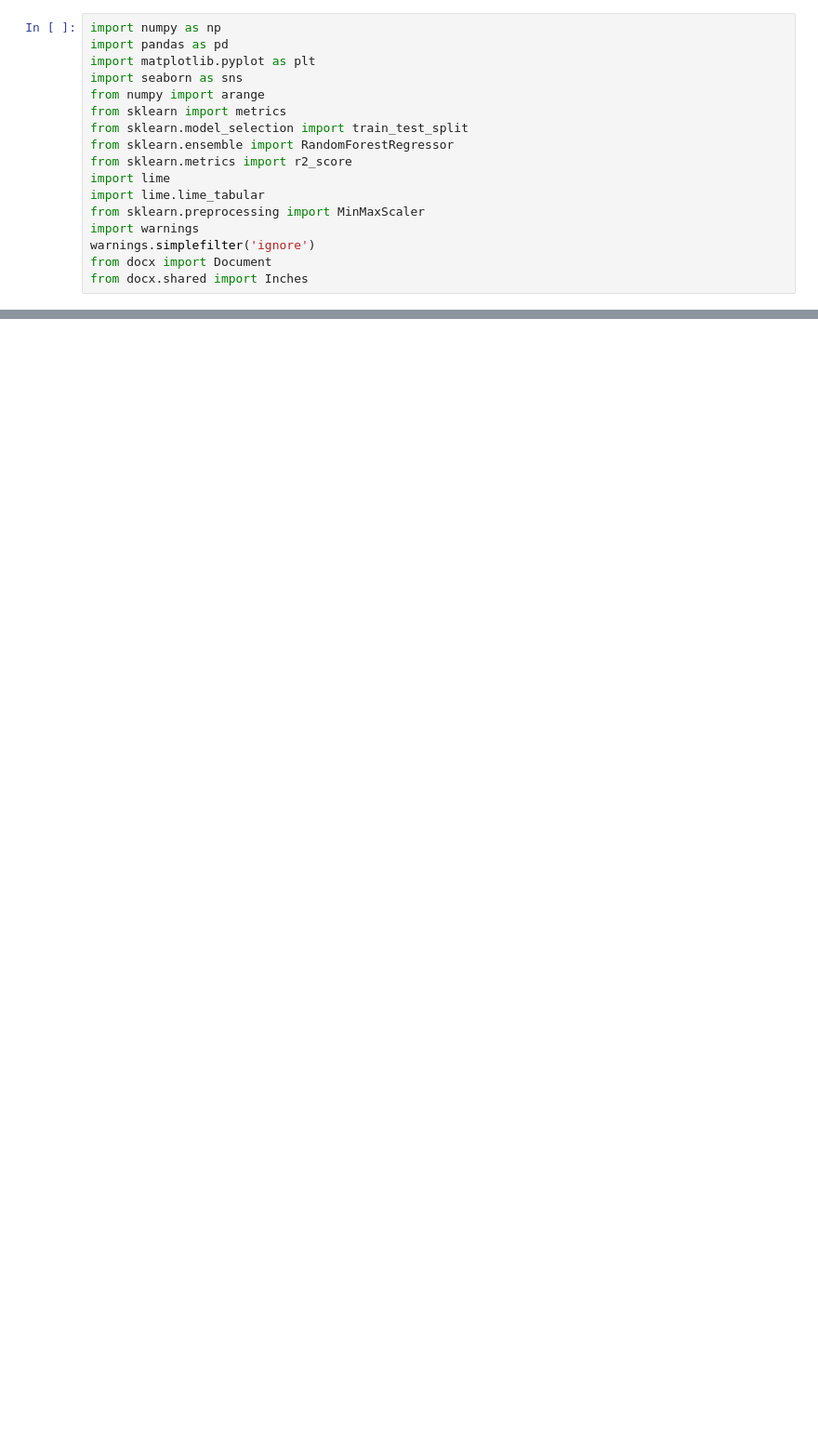
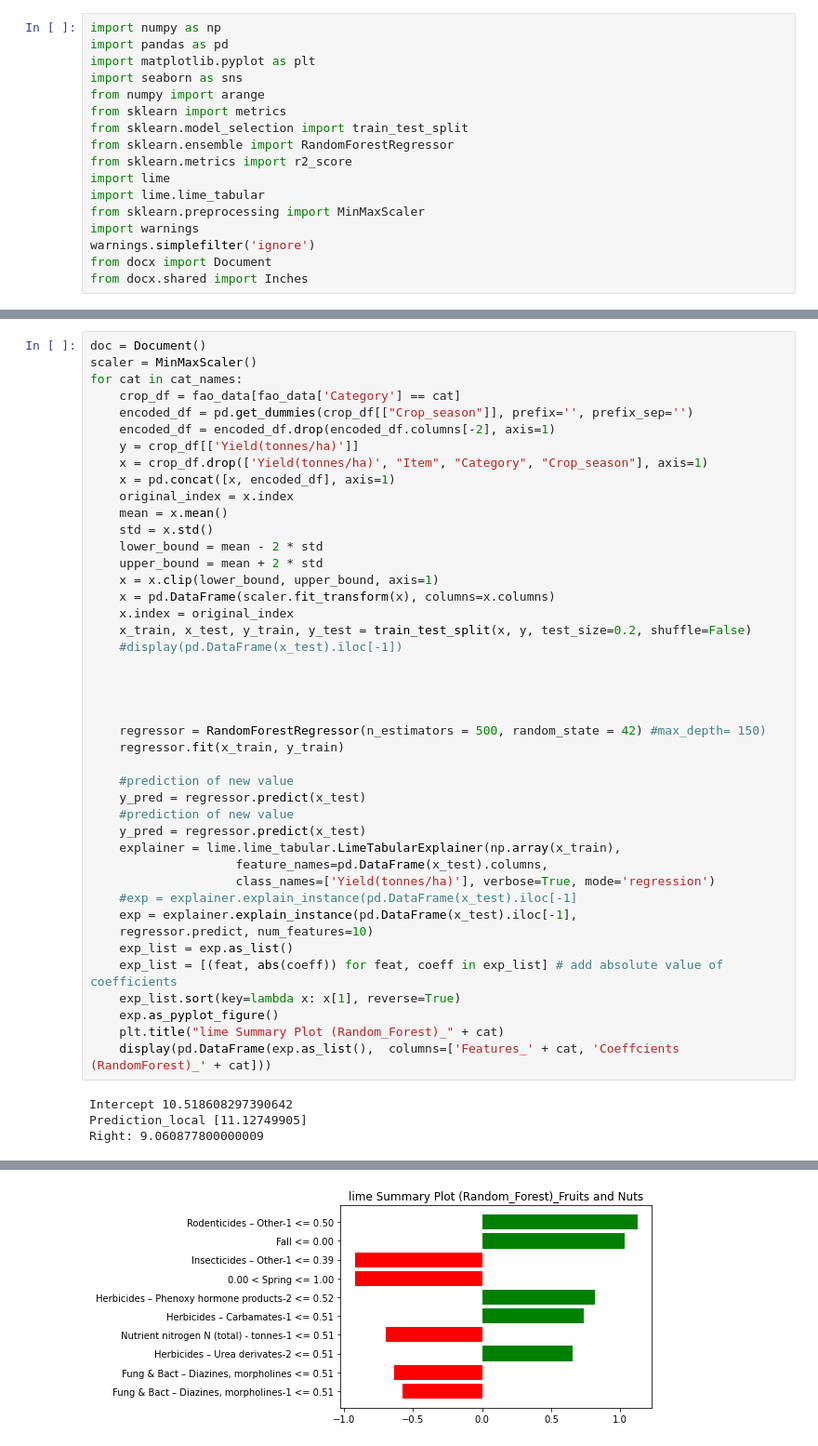
Before and after one commit to Kalebalemayehu/Kaleb-Bsc-thesis, a Jupyter notebook: Crop yield and agricultural practices/models/lime_randomforest.ipynb, the cells around one changed output, grey strips where cells are left out. Shown at 93% size. Saved outputs shown, nothing was run; the diff lists cells and outputs as text; blank space fills up the shorter version.

```diff
--- a/Crop yield and agricultural practices/models/lime_randomforest.ipynb
+++ b/Crop yield and agricultural practices/models/lime_randomforest.ipynb
@@ -40,0 +42,47 @@ array(['Fruits and Nuts', 'Vegetables and Legumes', 'Cereals',
+# %%
+doc = Document()
+scaler = MinMaxScaler()
+for cat in cat_names:
+    crop_df = fao_data[fao_data['Category'] == cat]
+    encoded_df = pd.get_dummies(crop_df[["Crop_season"]], prefix='', prefix_sep='')
+    encoded_df = encoded_df.drop(encoded_df.columns[-2], axis=1)
+    y = crop_df[['Yield(tonnes/ha)']]
+    x = crop_df.drop(['Yield(tonnes/ha)', "Item", "Category", "Crop_season"], axis=1)
+    x = pd.concat([x, encoded_df], axis=1)
+    original_index = x.index
+    mean = x.mean()
+    std = x.std()
+    lower_bound = mean - 2 * std
+    upper_bound = mean + 2 * std
+    x = x.clip(lower_bound, upper_bound, axis=1)
+    x = pd.DataFrame(scaler.fit_transform(x), columns=x.columns)
+    x.index = original_index
+    x_train, x_test, y_train, y_test = train_test_split(x, y, test_size=0.2, shuffle=False)
+    #display(pd.DataFrame(x_test).iloc[-1])
+
+
+
+
+    regressor = RandomForestRegressor(n_estimators = 500, random_state = 42) #max_depth= 150)
+    regressor.fit(x_train, y_train)
+
+    #prediction of new value
+    y_pred = regressor.predict(x_test)
+    #prediction of new value
+    y_pred = regressor.predict(x_test)
+    explainer = lime.lime_tabular.LimeTabularExplainer(np.array(x_train),
+                    feature_names=pd.DataFrame(x_test).columns,
+                    class_names=['Yield(tonnes/ha)'], verbose=True, mode='regression')
+    #exp = explainer.explain_instance(pd.DataFrame(x_test).iloc[-1]
+    exp = explainer.explain_instance(pd.DataFrame(x_test).iloc[-1],
+    regressor.predict, num_features=10)
+    exp_list = exp.as_list()
+    exp_list = [(feat, abs(coeff)) for feat, coeff in exp_list] # add absolute value of coefficients
+    exp_list.sort(key=lambda x: x[1], reverse=True)
+    exp.as_pyplot_figure()
+    plt.title("lime Summary Plot (Random_Forest)_" + cat)
+    display(pd.DataFrame(exp.as_list(),  columns=['Features_' + cat, 'Coeffcients (RandomForest)_' + cat]))
+# %% [output]
+Intercept 10.518608297390642
+Prediction_local [11.12749905]
+Right: 9.060877800000009
@@ -41,3 +100,4 @@ array(['Fruits and Nuts', 'Vegetables and Legumes', 'Cereals',
+[figure, added]
 # %%
 doc = Document()
 scaler = MinMaxScaler()
```
Also changed, not shown: parts of 5 cells of this notebook, 10 other files.
